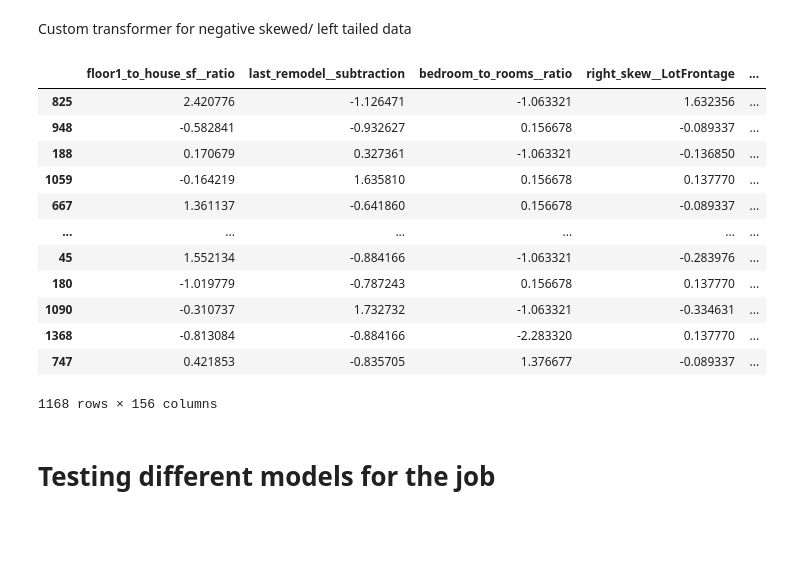
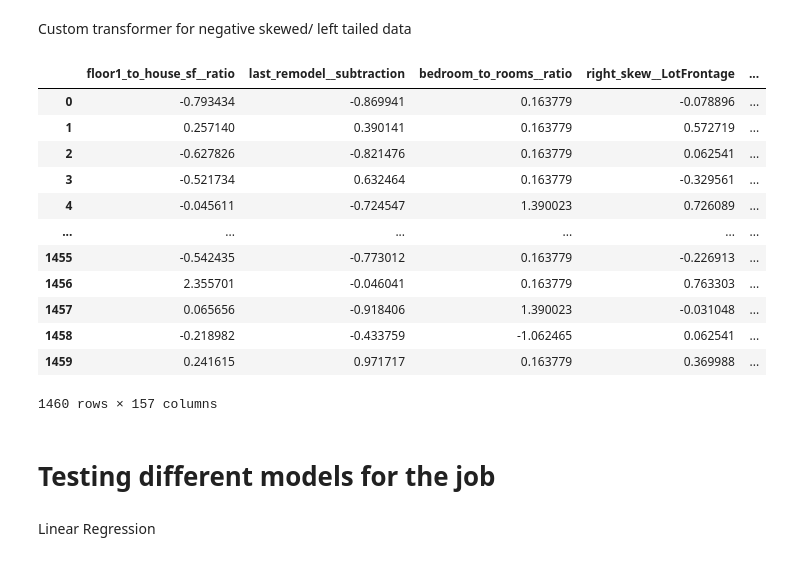
Before and after one commit to jadosh123/HousePricesKaggle, a Jupyter notebook: data_exploration.ipynb, the cells around one changed output. Saved outputs shown, nothing was run; the diff lists cells and outputs as text; code cells hidden in the pictures; blank space fills up the shorter version.

```diff
--- a/data_exploration.ipynb
+++ b/data_exploration.ipynb
@@ -195,7 +197,8 @@ def sub_pipeline():
 right_skew_pipeline = Pipeline(
     steps=[
         ("imputer", SimpleImputer(strategy="median")),
-        ("log", FunctionTransformer(func=lambda x: np.log(x + 1e-6),
+        ("log1p", FunctionTransformer(func=np.log1p,
+                                    inverse_func=np.expm1,
                                     feature_names_out="one-to-one")),
         ("standard", StandardScaler())
     ]
@@ -205,7 +208,7 @@ left_skew_pipeline = Pipeline(
     steps=[
         ("imputer", SimpleImputer(strategy="median")),
         ("leftskew", LeftToRightSkewTransformer(epsilon=1e-6)),
-        ("log", FunctionTransformer(np.log, feature_names_out="one-to-one")),
+        ("log", FunctionTransformer(func=np.log, inverse_func=np.exp, feature_names_out="one-to-one")),
         ("standard", StandardScaler())
     ]
 )
@@ -224,15 +227,14 @@ cat_pipeline = Pipeline(
     ]
 )
 
-def left_skew(X=None):
-    return left_skew_pipeline
-
 target_pipeline = Pipeline(
     steps=[
-        ("transform",
-        FunctionTransformer(func=left_skew,
-                            inverse_func=np.exp,
-                            feature_names_out="one-to-one")),
+        ("log1p", FunctionTransformer(
+            func=np.log1p,
+            inverse_func=np.expm1,
+            feature_names_out="one-to-one"
+        )),
+        ("standard", StandardScaler())
     ]
 )
 
@@ -248,35 +250,37 @@ preprocessing = ColumnTransformer(
     remainder=default_num_pipeline
 )
 # %%
-housing = strat_train_set.drop("SalePrice", axis=1)
-housing_labels = strat_train_set["SalePrice"].copy()
+housing = df_train.drop("SalePrice", axis=1)
+housing_labels = df_train["SalePrice"].copy()
 
 housing_prepared = preprocessing.fit_transform(housing)
 housing_prepared_dense = housing_prepared.toarray()
 # housing_prepared_dense
 
 df_housing_prepared = pd.DataFrame(
     housing_prepared_dense,
     columns=preprocessing.get_feature_names_out(),
     index=housing.index
 )
 df_housing_prepared
 # %% [output]
 |  | floor1_to_house_sf__ratio | last_remodel__subtraction | bedroom_to_rooms__ratio | right_skew__LotFrontage | ... |
-| 825 | 2.420776 | -1.126471 | -1.063321 | 1.632356 | ... |
-| 948 | -0.582841 | -0.932627 | 0.156678 | -0.089337 | ... |
-| 188 | 0.170679 | 0.327361 | -1.063321 | -0.136850 | ... |
-| 1059 | -0.164219 | 1.635810 | 0.156678 | 0.137770 | ... |
-| 667 | 1.361137 | -0.641860 | 0.156678 | -0.089337 | ... |
+| 0 | -0.793434 | -0.869941 | 0.163779 | -0.078896 | ... |
+| 1 | 0.257140 | 0.390141 | 0.163779 | 0.572719 | ... |
+| 2 | -0.627826 | -0.821476 | 0.163779 | 0.062541 | ... |
+| 3 | -0.521734 | 0.632464 | 0.163779 | -0.329561 | ... |
+| 4 | -0.045611 | -0.724547 | 1.390023 | 0.726089 | ... |
 | ... | ... | ... | ... | ... | ... |
-| 45 | 1.552134 | -0.884166 | -1.063321 | -0.283976 | ... |
-| 180 | -1.019779 | -0.787243 | 0.156678 | 0.137770 | ... |
-| 1090 | -0.310737 | 1.732732 | -1.063321 | -0.334631 | ... |
-| 1368 | -0.813084 | -0.884166 | -2.283320 | 0.137770 | ... |
-| 747 | 0.421853 | -0.835705 | 1.376677 | -0.089337 | ... |
+| 1455 | -0.542435 | -0.773012 | 0.163779 | -0.226913 | ... |
+| 1456 | 2.355701 | -0.046041 | 0.163779 | 0.763303 | ... |
+| 1457 | 0.065656 | -0.918406 | 1.390023 | -0.031048 | ... |
+| 1458 | -0.218982 | -0.433759 | -1.062465 | 0.062541 | ... |
+| 1459 | 0.241615 | 0.971717 | 0.163779 | 0.369988 | ... |
-1168 rows × 156 columns
+1460 rows × 157 columns
 # %% [markdown]
 # Testing different models for the job
+# %% [markdown]
+Linear Regression
 # %%
 from sklearn.linear_model import LinearRegression
 
```
Also changed, not shown: parts of 16 cells of this notebook, 2 other files.
